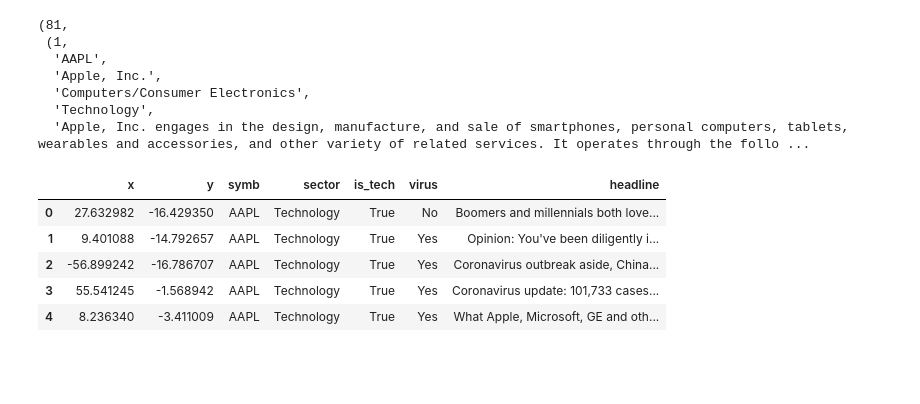
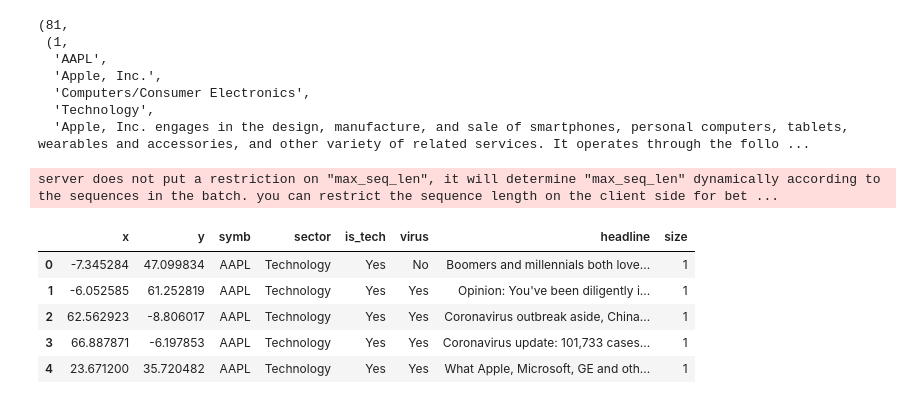
Before and after one commit to sshh12/Relevance-Adjusted-Sentiment-For-Market-News, a Jupyter notebook: Explore.ipynb, the cells around one changed output. Saved outputs shown, nothing was run; the diff lists cells and outputs as text; code cells hidden in the pictures; blank space fills up the shorter version.

```diff
--- a/Explore.ipynb
+++ b/Explore.ipynb
@@ -43,3 +41,20 @@ len(companies), companies[0]
   'Computers/Consumer Electronics',
   'Technology',
   'Apple, Inc. engages in the design, manufacture, and sale of smartphones, personal computers, tablets, wearables and accessories, and other variety of related services. It operates through the follo ...
+# %%
+# StarSpace
+# ./starspace train -trainFile input.txt -normalizeText false -model ssdocmodel -trainMode 1 -fileFormat labelDoc
+# ./starspace test -testFile input2.txt -normalizeText false -basedoc input.txt -model ssdocmodel -thread 20 -trainMode 1 -verbose true -predictionFile input-out.txt
+from collections import defaultdict
+f = open('input.txt', 'a', encoding='utf-8')
+a_by_s = defaultdict(list)
+for a in articles:
+    a_by_s[a[1]].append(a[4])
+for k, v in a_by_s.items():
+    t = [s.replace('\n\n\n', ' ') for s in v]
+    t = [s.replace('\n', ' ') for s in t]
+    t = [s.replace('\t', ' ') for s in t]
+    t = [s.lower() for s in t]
+    t = [' '.join(nltk.word_tokenize(s)) for s in t]
+    f.write('\t'.join(t) + '\n')
+f.close()
@@ -46,2 +75,6 @@ len(companies), companies[0]
+# %%
+X = bc.encode(headlines)
+# %% [output]
+server does not put a restriction on "max_seq_len", it will determine "max_seq_len" dynamically according to the sequences in the batch. you can restrict the sequence length on the client side for bet ...
 # %%
 X = bc.encode(texts)
@@ -49,20 +81,25 @@ X_embedded = TSNE(n_components=2).fit_transform(X)
+# %%
+from sklearn.manifold import TSNE
+tsne = TSNE(n_components=2)
+X_embedded = tsne.fit_transform(X)
 # %%
 df = pd.DataFrame({
     'x': X_embedded[:, 0], 'y': X_embedded[:, 1],
     'symb': [a[1] for a in articles],
     'sector': [sym_to_comp[a[1]][4] for a in articles],
-    'is_tech': [sym_to_comp[a[1]][4]=='Technology' for a in articles],
+    'is_tech': ['Yes' if sym_to_comp[a[1]][4]=='Technology' else 'No' for a in articles],
     'virus': ['Yes' if ('covid' in a[4].lower() or 'corona' in a[4].lower()) else 'No' for a in articles],
-    'headline': [a[2] for a in articles]
+    'headline': [a[2] for a in articles],
+    'size': [1 for i, a in enumerate(articles)]
 })
 df.head()
 # %% [output]
-|  | x | y | symb | sector | is_tech | virus | headline |
-| 0 | 27.632982 | -16.429350 | AAPL | Technology | True | No | Boomers and millennials both love... |
-| 1 | 9.401088 | -14.792657 | AAPL | Technology | True | Yes | Opinion: You've been diligently i... |
-| 2 | -56.899242 | -16.786707 | AAPL | Technology | True | Yes | Coronavirus outbreak aside, China... |
-| 3 | 55.541245 | -1.568942 | AAPL | Technology | True | Yes | Coronavirus update: 101,733 cases... |
-| 4 | 8.236340 | -3.411009 | AAPL | Technology | True | Yes | What Apple, Microsoft, GE and oth... |
+|  | x | y | symb | sector | is_tech | virus | headline | size |
+| 0 | -7.345284 | 47.099834 | AAPL | Technology | Yes | No | Boomers and millennials both love... | 1 |
+| 1 | -6.052585 | 61.252819 | AAPL | Technology | Yes | Yes | Opinion: You've been diligently i... | 1 |
+| 2 | 62.562923 | -8.806017 | AAPL | Technology | Yes | Yes | Coronavirus outbreak aside, China... | 1 |
+| 3 | 66.887871 | -6.197853 | AAPL | Technology | Yes | Yes | Coronavirus update: 101,733 cases... | 1 |
+| 4 | 23.671200 | 35.720482 | AAPL | Technology | Yes | Yes | What Apple, Microsoft, GE and oth... | 1 |
 # %%
 fig = px.scatter(df, x="x", y="y", color="sector", hover_data=['sector', 'symb', 'headline'])
 fig.show()
```
Also changed, not shown: parts of 10 cells of this notebook.
